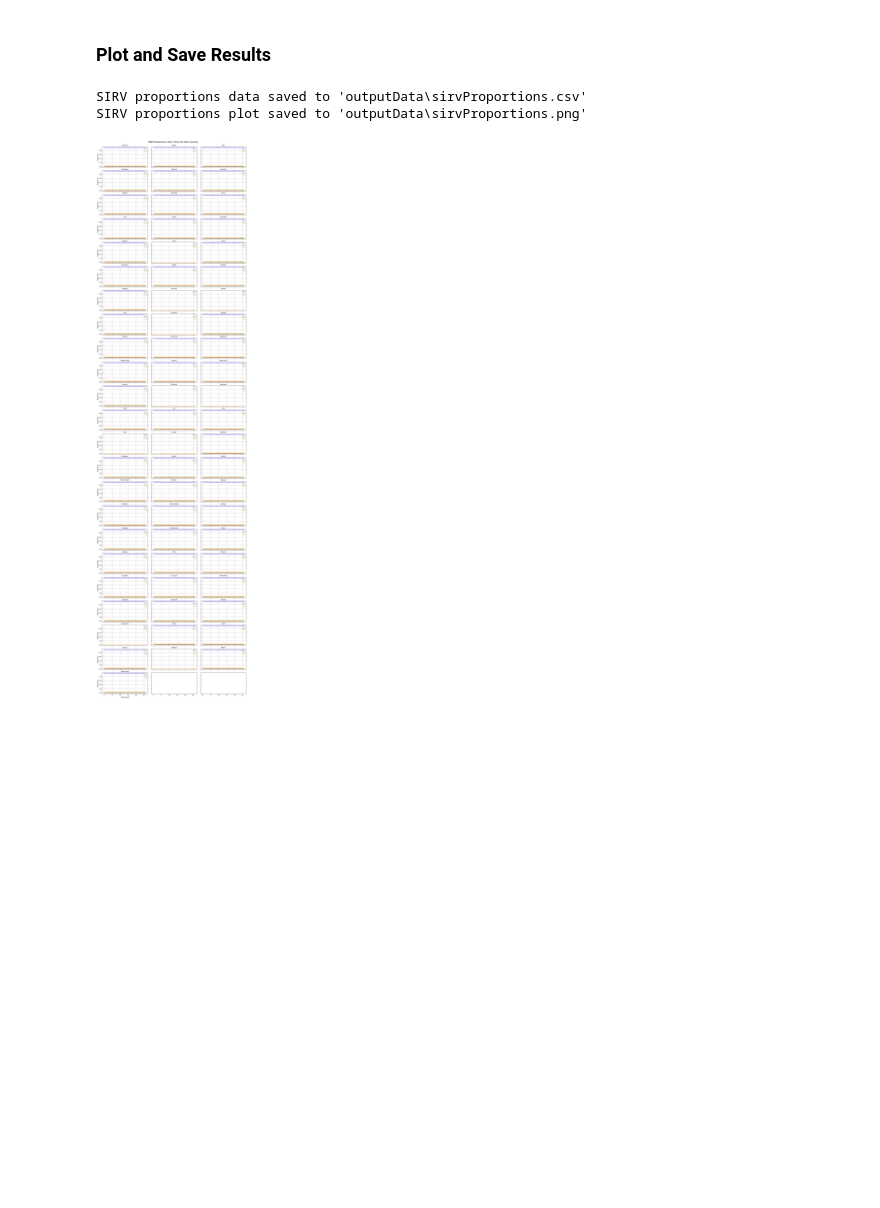
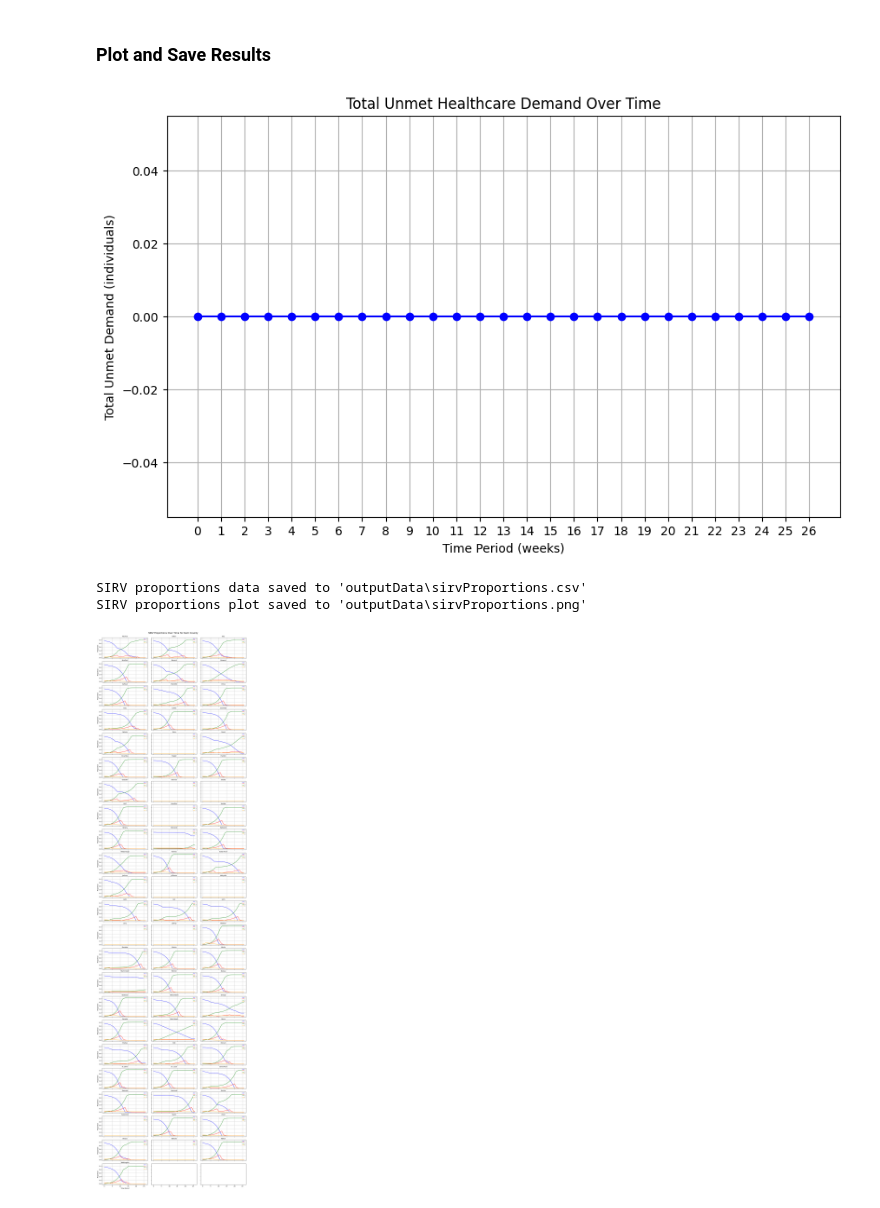
Before and after one commit to alexdelise/Data-Driven-SIRV-OR, a Jupyter notebook: codeSIRV.ipynb, the cells around one changed output. Saved outputs shown, nothing was run; the diff lists cells and outputs as text; code cells hidden in the pictures; blank space fills up the shorter version.

Commit message:
travel constraints and unmet demand calculations not working

```diff
--- a/codeSIRV.ipynb
+++ b/codeSIRV.ipynb
@@ -171,3 +171,20 @@ def saveDecisionVariables(Z, A, S, I_var, R, X, H, U, v, output_folder, T, T_pri
 # Ensure the output folder exists
 output_folder = "outputData"
 os.makedirs(output_folder, exist_ok=True)
+
+
+import matplotlib.pyplot as plt
+
+def plot_unmet_demand(model, T_prime, I):
+    # Extract unmet demand values from the model
+    unmet_demand = [sum(model.getVarByName(f"U[{i},{t_prime}]").X for i in I) for t_prime in T_prime]
+
+    # Plot the total unmet demand over time
+    plt.figure(figsize=(10, 6))
+    plt.plot(T_prime, unmet_demand, marker='o', linestyle='-', color='b')
+    plt.title("Total Unmet Healthcare Demand Over Time")
+    plt.xlabel("Time Period (weeks)")
+    plt.ylabel("Total Unmet Demand (individuals)")
+    plt.grid(True)
+    plt.xticks(T_prime)
+    plt.show()
@@ -202,19 +219,20 @@ initial_X_fraction = 0.05
 population = {i: populationDF.iloc[i-1, 0] for i in I}
 N = population
 
-# Initialize counts for the SIRV model
-initial_S = {i: initial_S_fraction for i in I}  # Initial susceptible count
-initial_I = {i: initial_I_fraction for i in I}  # Initial infected count
-initial_R = {i: initial_R_fraction for i in I}  # Initial recovered count
-initial_X = {i: initial_X_fraction for i in I}  # Initial vaccinated count
+# Initialize counts for the SIRV model using population
+# Changes made: Multiply fractions by population to convert to absolute counts
+initial_S = {i: initial_S_fraction * N[i] for i in I}  # Initial susceptible count
+initial_I = {i: initial_I_fraction * N[i] for i in I}  # Initial infected count
+initial_R = {i: initial_R_fraction * N[i] for i in I}  # Initial recovered count
+initial_X = {i: initial_X_fraction * N[i] for i in I}  # Initial vaccinated count
 
 # Model parameters
-beta = {i: 0.5 for i in I}            # Transmission rate for each county
-gamma = {i: 0.98 for i in I}           # Recovery rate for each county (e.g., 10-day infectious period)
-l = {i: 0.33 for i in I}                # Leaky vaccine probability for each county (90% efficacy)
-rho = {i: 0.25 for i in I}            # Hospitalization rate for each county (5% of infected individuals)
+beta = {i: 0.99 for i in I}            # Transmission rate for each county
+gamma = {i: 0.75 for i in I}           # Recovery rate for each county (e.g., 1 week infectious period)
+l = {i: 0.25 for i in I}               # Leaky vaccine probability for each county
+rho = {i: 0.15 for i in I}             # Hospitalization rate for each county
 C = {j: capacityDF.iloc[j-1, 0] for j in J}  # Capacity at each healthcare facility
-V_total = {t: 1000 for t in T_prime}   # Total vaccines available at each decision period
+V_total = {t: 10000 for t in T_prime}   # Total vaccines available at each decision period
 d = {(i, j): distanceDF.iloc[i-1, j-1] for i in I for j in J}  # Distance between counties
 D_max = 100                            # Max travel distance allowed for healthcare
 M = 1e6                                # Large number for big-M constraints in linear programming
@@ -241,7 +259,7 @@ W_SI = model.addVars(I, T, lb=0, name="W_SI")          # Auxiliary variable for
 Y_XI = model.addVars(I, T, lb=0, name="Y_XI")          # Auxiliary variable for linearizing X*I
 
 # Objective: Minimize total unmet healthcare demand
-model.setObjective(1 / numCounties * (gp.quicksum(U[i, t_prime] for i in I for t_prime in T_prime)), GRB.MINIMIZE)
+model.setObjective((gp.quicksum(U[i, t_prime] for i in I for t_prime in T_prime)), GRB.MINIMIZE)
 
 # Constraints
 for i in I:
@@ -328,15 +346,18 @@ Best objective -1.178305973143e-07, best bound -1.178488593379e-07, gap 0.0000%
 # %% [markdown]
 ### Plot and Save Results
 # %%
+
 if model.status == GRB.OPTIMAL:
+    plot_unmet_demand(model, T_prime, I)
     saveAndPlotSIRVProportions(S, I_var, R, X, population, I, T, output_folder)
     saveDecisionVariables(Z, A, S, I_var, R, X, H, U, v, output_folder, T, T_prime, I, J)
 else:
     print("No optimal solution found.")
 # %% [output]
+[figure, new version]
 SIRV proportions data saved to 'outputData\sirvProportions.csv'
 SIRV proportions plot saved to 'outputData\sirvProportions.png'
-[figure, old version]
+[figure, added]
 Travel data saved to 'outputData\travelData.csv'
 Vaccine allocation data saved to 'outputData\vaccineAllocationData.csv'
 Susceptible data saved to 'outputData\susceptibleData.csv'
```
Also changed, not shown: parts of 3 cells of this notebook, 13 other files.
